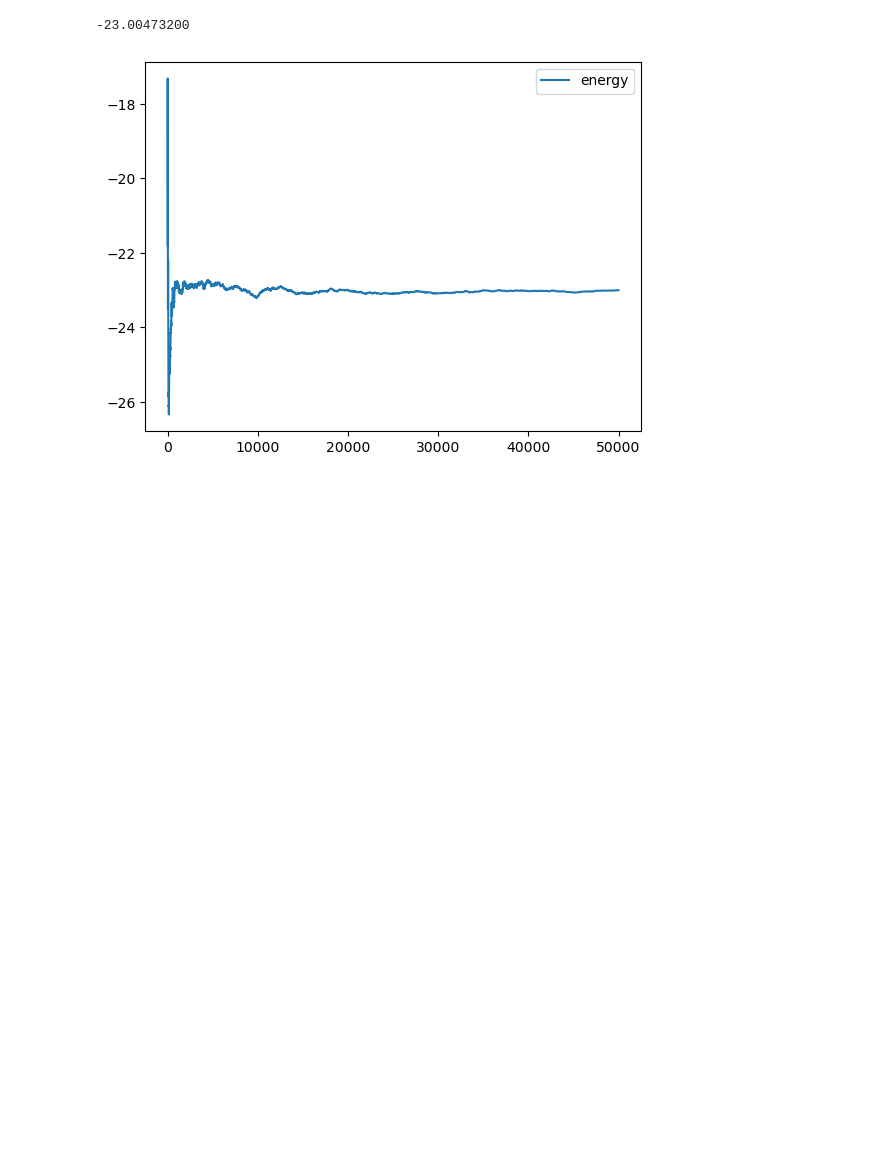
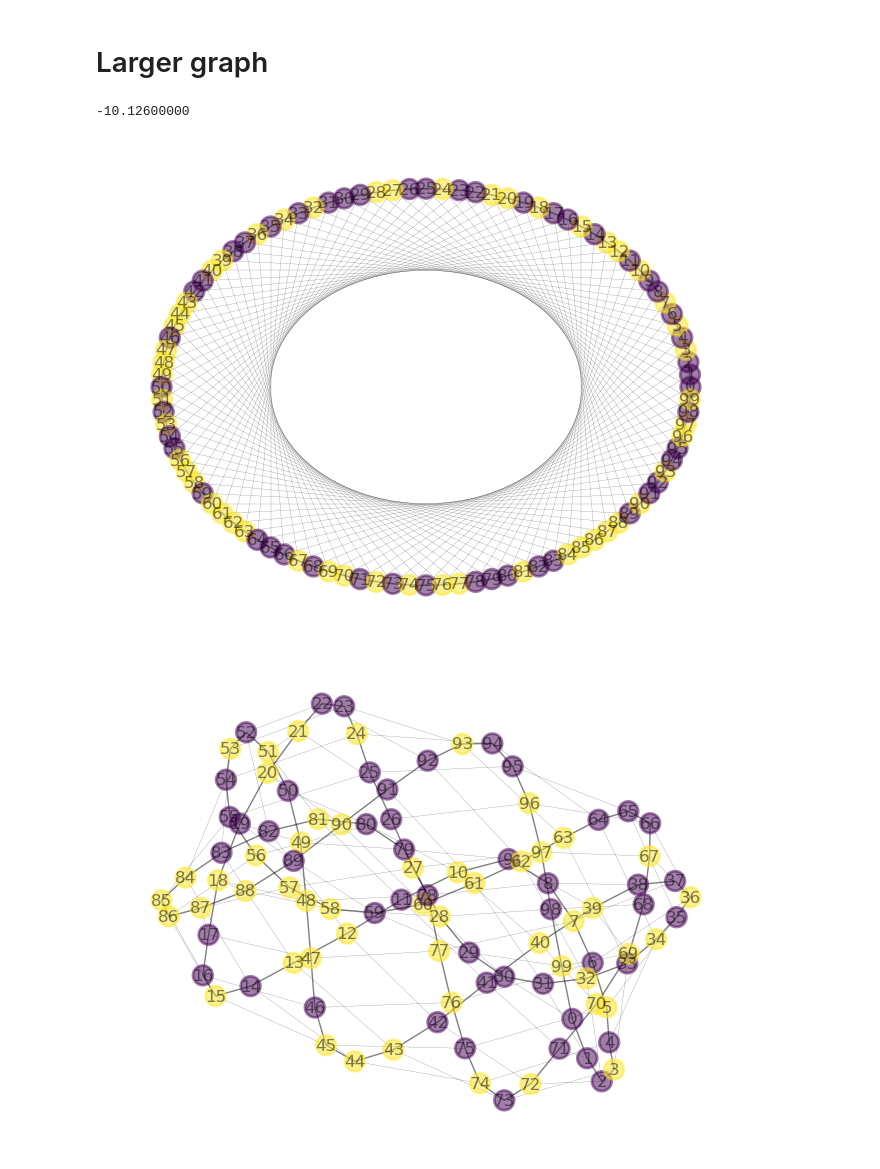
Before and after one commit to Reesem89/MonteCarlo, a Jupyter notebook: examples/ising.ipynb, the cells around one changed output. Saved outputs shown, nothing was run; the diff lists cells and outputs as text; code cells hidden in the pictures; blank space fills up the shorter version.

```diff
--- a/examples/ising.ipynb
+++ b/examples/ising.ipynb
@@ -102,7 +58,0 @@ We could choose to randomly `sample` from this full set of configurations, but t
-# %%
-conf = montecarlo.SpinConfig1D(N=11)
-
-conf.set_config([1,1,0,1,0,0,0,1,0,0,1])
-# conf.initialize(M=2)
-ham = montecarlo.IsingHamiltonian1D(2.0, 1.1)
-print(" Energy = %12.8f" %ham.energy(conf))
@@ -257,19 +438,3 @@ def run_T_scan(ham, Tstep=.1, Tmax=10, n_mc_steps=2000, n_burn=200, N=8):
     plt.plot(T_range,magn_sus_vs_T, label="Susceptibility")
     plt.plot(T_range,heat_cap_vs_T, label="Heat Capacity")
     plt.legend()
-# %%
-# Compare two functions
-import montecarlo
-
-T = 2
-
-random.seed(3)
-conf = montecarlo.SpinConfig1D(N=N)
-conf.initialize(M=4)
-E, M, HC, MS = compute_montecarlo(ham, conf, T, 50000, 2000, plot=False)
-random.seed(3)
-conf = montecarlo.SpinConfig1D(N=N)
-conf.initialize(M=4)
-e, m, ee, mm = montecarlo.metropolis_montecarlo(ham, conf, T=T, nsweep=50000, nburn=2000)
-print("%12.8f" %E)
-print("%12.8f" %e[-1])
@@ -298,11 +461,27 @@ run_T_scan(ham, Tstep=.1, Tmax=10, n_mc_steps=10000, n_burn=1000, N=8)
+# %% [markdown]
+# Larger graph
 # %%
-conf = montecarlo.SpinConfig1D(N=50)
+N = 100
+Jval = 1
+G = build_1d_graph(N, Jval)
+for i in range(N):
+    G.add_edge(i, (i+30) % N, weight=.2)
+
+
+# Now Draw the graph. First we will draw it with the nodes arranged on the circle, then we will draw the same graph
+# with the position of the nodes optimized for easier visualization. Let's make a function for this
+
+ham = get_IsingHamiltonian(G, mus=[.1 for i in range(N)])
+conf = montecarlo.BitString(N=N)
 conf.initialize(M=25)
-e, m, ee, mm = montecarlo.metropolis_montecarlo(ham, conf, T=T, nsweep=50000, nburn=1000)
+e, m, ee, mm = montecarlo.metropolis_montecarlo(ham, conf, T=T, nsweep=5000, nburn=1000)
 print("%12.8f" %e[-1])
-plt.plot(e, label="energy");
-plt.legend();
+# plt.plot(e, label="energy");
+# plt.legend();
+draw_my_graph(G, conf, circ=True)
+draw_my_graph(G, conf, circ=False)
 # %% [output]
--23.00473200
+-10.12600000
-[figure, old version]
+[figure, new version]
+[figure, added]
 # %%
```
Also changed, not shown: parts of 36 cells of this notebook, 9 other files.
